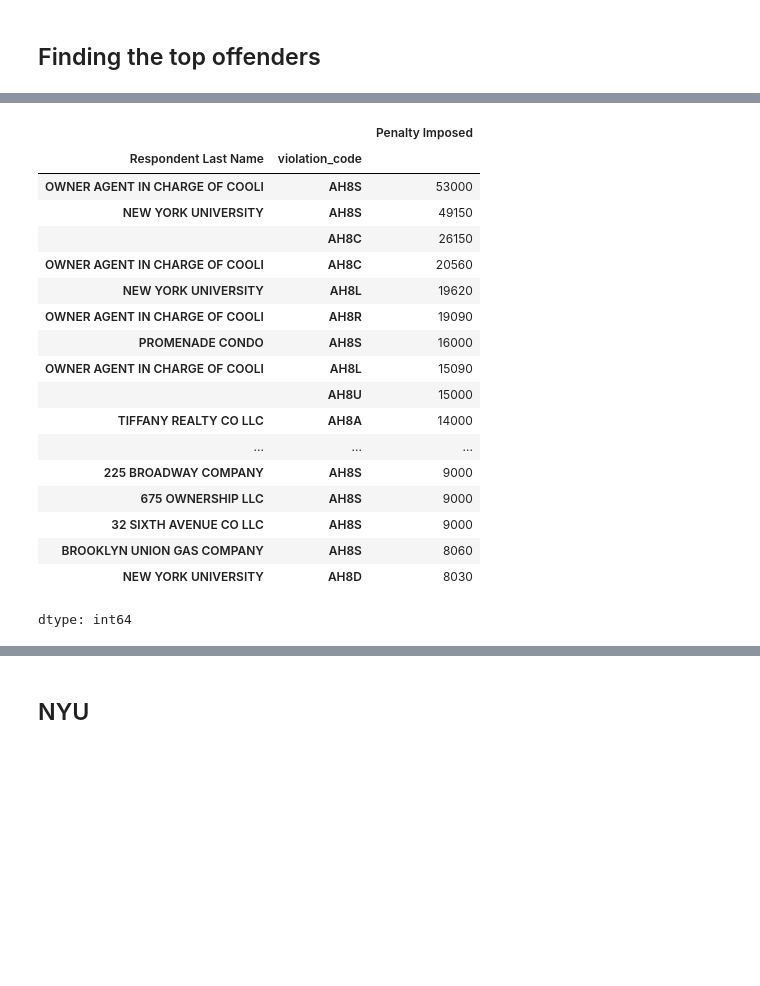
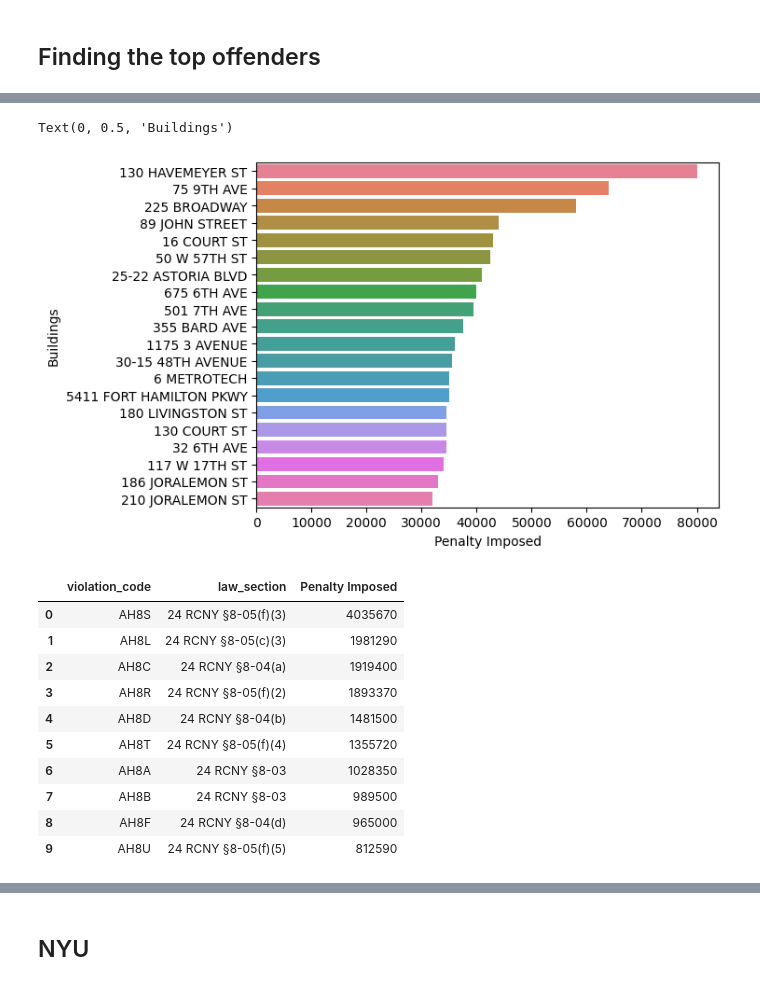
Before and after one commit to bigbirdjones/laguardia_data_analytics, a Jupyter notebook: NYC_Cooling_Tower_System_Inspection_Results_EDA.ipynb, the cells around one changed output, grey strips where cells are left out. Saved outputs shown, nothing was run; the diff lists cells and outputs as text; code cells hidden in the pictures; blank space fills up the shorter version.

```diff
--- a/NYC_Cooling_Tower_System_Inspection_Results_EDA.ipynb
+++ b/NYC_Cooling_Tower_System_Inspection_Results_EDA.ipynb
@@ -293,25 +322,25 @@ dtype: int64
+# %%
+top_offending_buildings_plot = sns.barplot(data=top_offending_buildings,
+            x='Penalty Imposed',
+            y='address',
+            hue= 'Respondent Last Name',
+            legend=False)
+plt.ylabel('Buildings')
+# %% [output]
+Text(0, 0.5, 'Buildings')
+[figure, added]
 # %%
-penalty_per_type = violations_df.groupby(['Respondent Last Name', 'violation_code'])['Penalty Imposed'].sum()
-
-top_violation_types = penalty_per_type.sort_values(ascending=False).head(30)
-top_violation_types
+penalty_per_type = violations_df.groupby([ 'violation_code', 'law_section'])['Penalty Imposed'].sum().sort_values(ascending=False).reset_index()
+penalty_per_type.head(10)
 # %% [output]
-|  |  | Penalty Imposed |
-| Respondent Last Name | violation_code |  |
-| OWNER AGENT IN CHARGE OF COOLI | AH8S | 53000 |
-| NEW YORK UNIVERSITY | AH8S | 49150 |
-|  | AH8C | 26150 |
-| OWNER AGENT IN CHARGE OF COOLI | AH8C | 20560 |
-| NEW YORK UNIVERSITY | AH8L | 19620 |
-| OWNER AGENT IN CHARGE OF COOLI | AH8R | 19090 |
-| PROMENADE CONDO | AH8S | 16000 |
-| OWNER AGENT IN CHARGE OF COOLI | AH8L | 15090 |
-|  | AH8U | 15000 |
-| TIFFANY REALTY CO LLC | AH8A | 14000 |
-| ... | ... | ... |
-| 225 BROADWAY COMPANY | AH8S | 9000 |
-| 675 OWNERSHIP LLC | AH8S | 9000 |
-| 32 SIXTH AVENUE CO LLC | AH8S | 9000 |
-| BROOKLYN UNION GAS COMPANY | AH8S | 8060 |
-| NEW YORK UNIVERSITY | AH8D | 8030 |
+|  | violation_code | law_section | Penalty Imposed |
+| 0 | AH8S | 24 RCNY §8-05(f)(3) | 4035670 |
+| 1 | AH8L | 24 RCNY §8-05(c)(3) | 1981290 |
+| 2 | AH8C | 24 RCNY §8-04(a) | 1919400 |
+| 3 | AH8R | 24 RCNY §8-05(f)(2) | 1893370 |
+| 4 | AH8D | 24 RCNY §8-04(b) | 1481500 |
+| 5 | AH8T | 24 RCNY §8-05(f)(4) | 1355720 |
+| 6 | AH8A | 24 RCNY §8-03 | 1028350 |
+| 7 | AH8B | 24 RCNY §8-03 | 989500 |
+| 8 | AH8F | 24 RCNY §8-04(d) | 965000 |
+| 9 | AH8U | 24 RCNY §8-05(f)(5) | 812590 |
-dtype: int64
```
Also changed, not shown: parts of 31 cells of this notebook.
